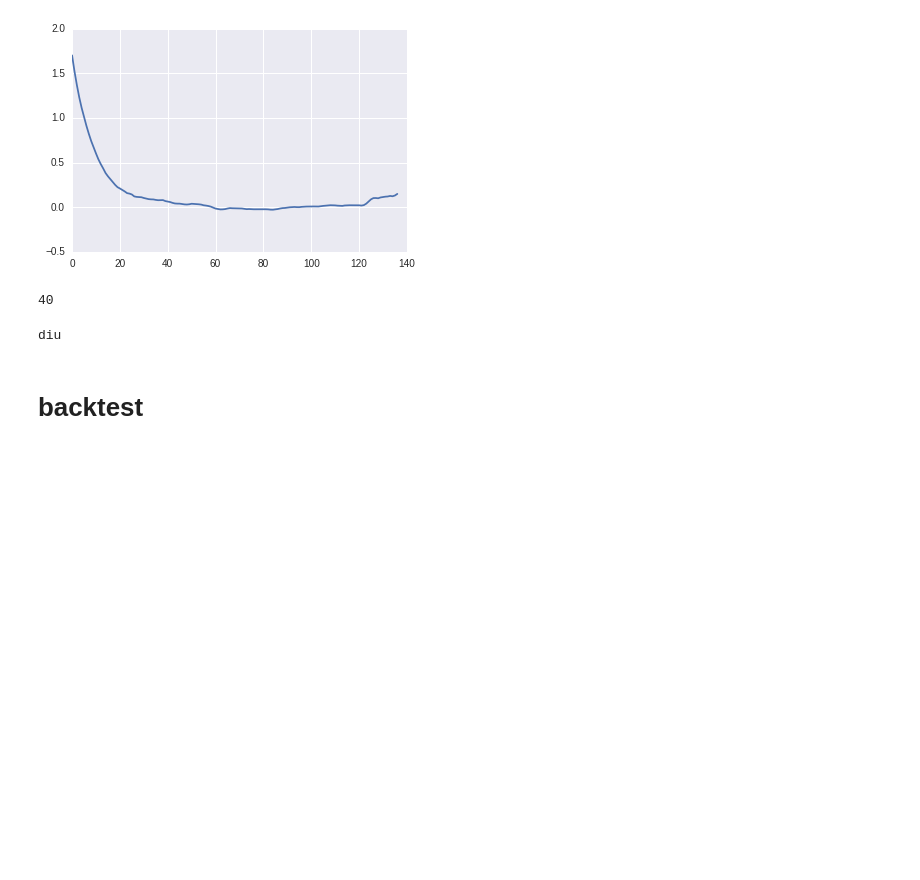
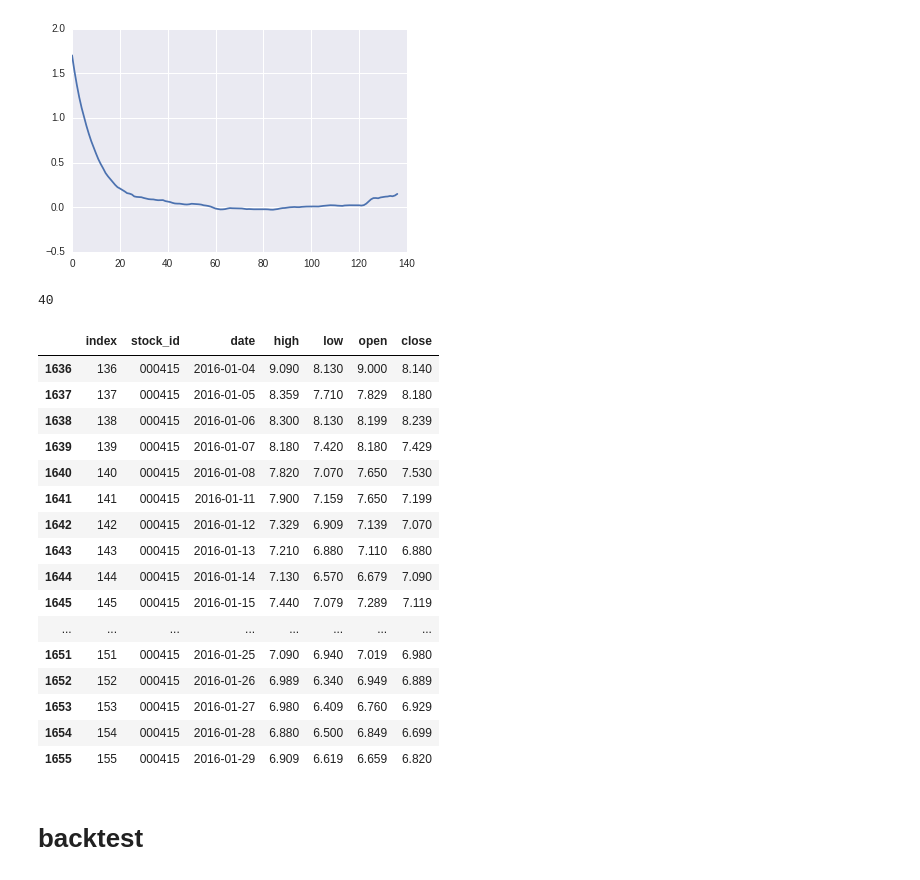
Before and after one commit to fswzb/sensequant, a Jupyter notebook: quant.ipynb, the cells around one changed output. Drawn from its saved outputs; the diff is of its cells as text; code cells hidden in the pictures; blank space fills up the shorter version.

```diff
--- a/quant.ipynb
+++ b/quant.ipynb
@@ -705,9 +560,3 @@ def get_init_share(shareDict):
     for k, v in shareDict.items():
         shareDict[k] = v * 100 / min_
     return shareDict
-# %%
-diu = np.array([1])
-if diu:
-    print ('diu')
-# %% [output]
-diu
@@ -716,3 +563,24 @@ with open
+# %%
+df = pd.read_csv('cache/cache.txt', dtype={'stock_id': str})
+df[df.stock_id=='000415']
+# %% [output]
+|  | index | stock_id | date | high | low | open | close |
+| 1636 | 136 | 000415 | 2016-01-04 | 9.090 | 8.130 | 9.000 | 8.140 |
+| 1637 | 137 | 000415 | 2016-01-05 | 8.359 | 7.710 | 7.829 | 8.180 |
+| 1638 | 138 | 000415 | 2016-01-06 | 8.300 | 8.130 | 8.199 | 8.239 |
+| 1639 | 139 | 000415 | 2016-01-07 | 8.180 | 7.420 | 8.180 | 7.429 |
+| 1640 | 140 | 000415 | 2016-01-08 | 7.820 | 7.070 | 7.650 | 7.530 |
+| 1641 | 141 | 000415 | 2016-01-11 | 7.900 | 7.159 | 7.650 | 7.199 |
+| 1642 | 142 | 000415 | 2016-01-12 | 7.329 | 6.909 | 7.139 | 7.070 |
+| 1643 | 143 | 000415 | 2016-01-13 | 7.210 | 6.880 | 7.110 | 6.880 |
+| 1644 | 144 | 000415 | 2016-01-14 | 7.130 | 6.570 | 6.679 | 7.090 |
+| 1645 | 145 | 000415 | 2016-01-15 | 7.440 | 7.079 | 7.289 | 7.119 |
+| ... | ... | ... | ... | ... | ... | ... | ... |
+| 1651 | 151 | 000415 | 2016-01-25 | 7.090 | 6.940 | 7.019 | 6.980 |
+| 1652 | 152 | 000415 | 2016-01-26 | 6.989 | 6.340 | 6.949 | 6.889 |
+| 1653 | 153 | 000415 | 2016-01-27 | 6.980 | 6.409 | 6.760 | 6.929 |
+| 1654 | 154 | 000415 | 2016-01-28 | 6.880 | 6.500 | 6.849 | 6.699 |
+| 1655 | 155 | 000415 | 2016-01-29 | 6.909 | 6.619 | 6.659 | 6.820 |
 # %% [markdown]
 # backtest
 # %%
```
Also changed, not shown: parts of 14 cells of this notebook, 14 other files.
